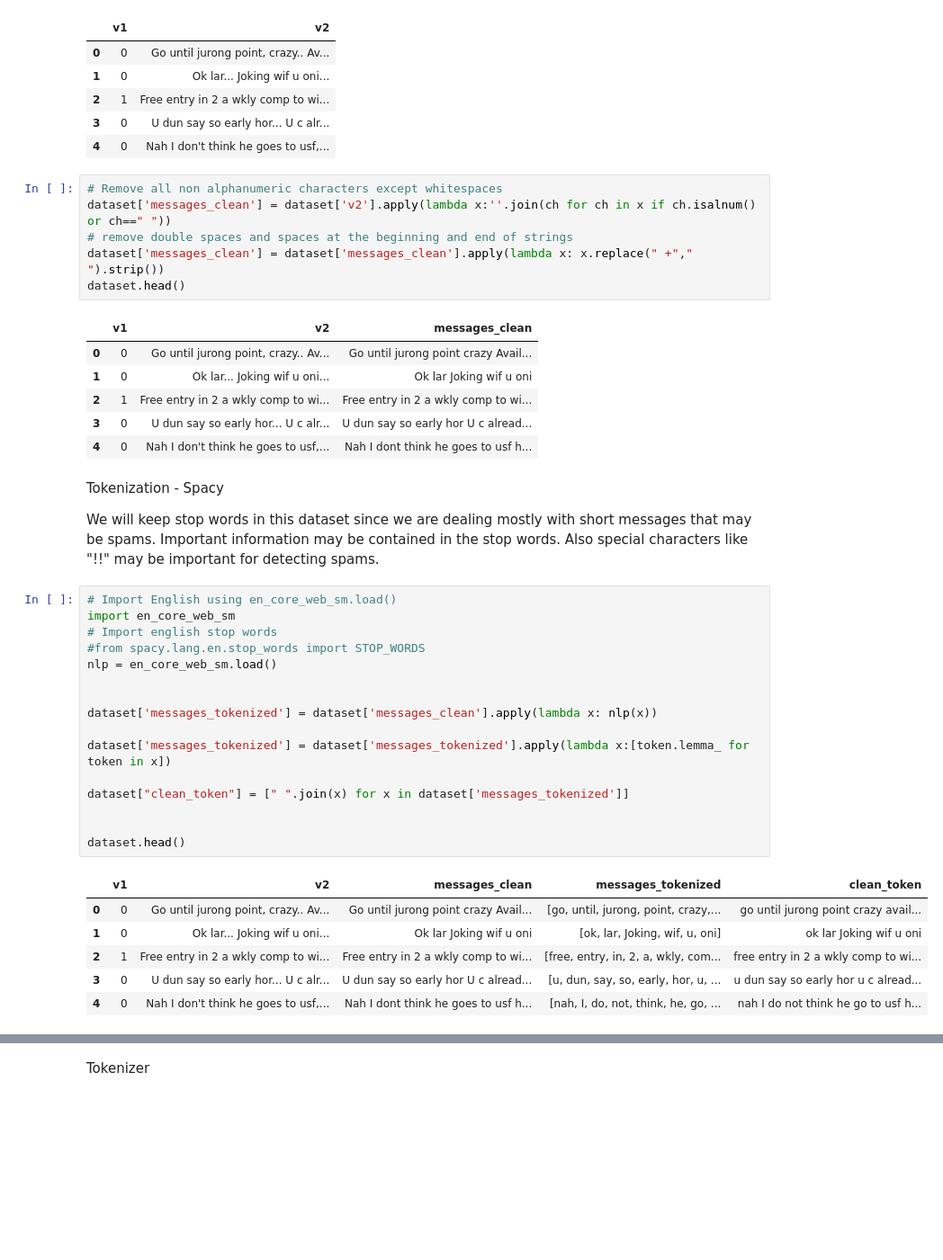
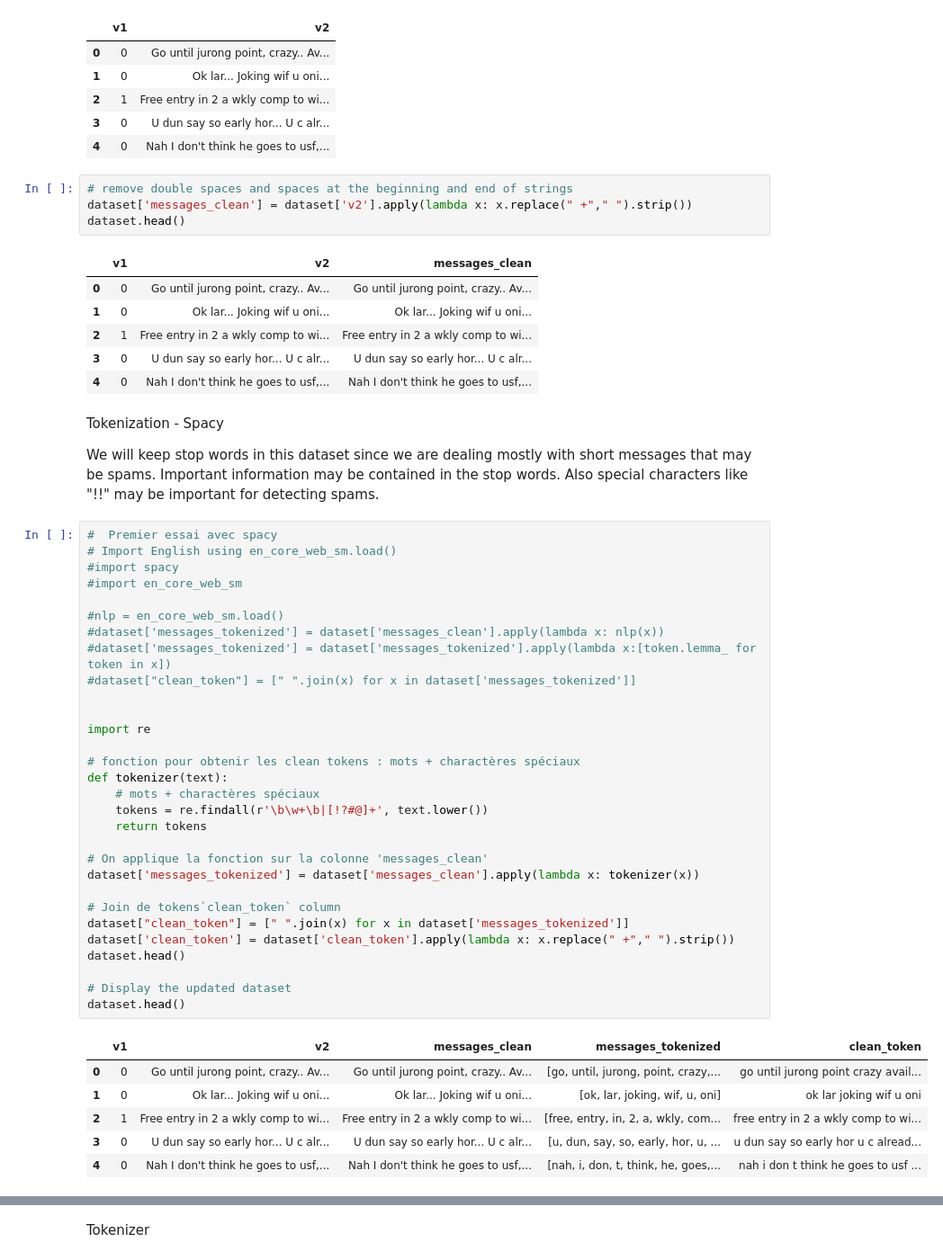
Before and after one commit to agu-oli/deep_learning_jedha, a Jupyter notebook: projet_spam.ipynb, the cells around one changed output, grey strips where cells are left out. Shown at 90% size. Drawn from its saved outputs; the diff is of its cells as text; blank space fills up the shorter version.

```diff
--- a/projet_spam.ipynb
+++ b/projet_spam.ipynb
@@ -140,42 +140,54 @@ dataset.head()
 | 3 | 0 | U dun say so early hor... U c alr... |
 | 4 | 0 | Nah I don't think he goes to usf,... |
 # %%
-# Remove all non alphanumeric characters except whitespaces
-dataset['messages_clean'] = dataset['v2'].apply(lambda x:''.join(ch for ch in x if ch.isalnum() or ch==" "))
 # remove double spaces and spaces at the beginning and end of strings
-dataset['messages_clean'] = dataset['messages_clean'].apply(lambda x: x.replace(" +"," ").strip())
+dataset['messages_clean'] = dataset['v2'].apply(lambda x: x.replace(" +"," ").strip())
 dataset.head()
 # %% [output]
 |  | v1 | v2 | messages_clean |
-| 0 | 0 | Go until jurong point, crazy.. Av... | Go until jurong point crazy Avail... |
-| 1 | 0 | Ok lar... Joking wif u oni... | Ok lar Joking wif u oni |
+| 0 | 0 | Go until jurong point, crazy.. Av... | Go until jurong point, crazy.. Av... |
+| 1 | 0 | Ok lar... Joking wif u oni... | Ok lar... Joking wif u oni... |
 | 2 | 1 | Free entry in 2 a wkly comp to wi... | Free entry in 2 a wkly comp to wi... |
-| 3 | 0 | U dun say so early hor... U c alr... | U dun say so early hor U c alread... |
-| 4 | 0 | Nah I don't think he goes to usf,... | Nah I dont think he goes to usf h... |
+| 3 | 0 | U dun say so early hor... U c alr... | U dun say so early hor... U c alr... |
+| 4 | 0 | Nah I don't think he goes to usf,... | Nah I don't think he goes to usf,... |
 # %% [markdown]
 Tokenization - Spacy
 
 We will keep stop words in this dataset since we are dealing mostly with short messages that may be spams. Important information may be contained in the stop words. Also special characters like "!!" may be important for detecting spams.
 # %%
+#  Premier essai avec spacy
 # Import English using en_core_web_sm.load()
-import en_core_web_sm
-# Import english stop words
-#from spacy.lang.en.stop_words import STOP_WORDS
-nlp = en_core_web_sm.load()
+#import spacy
+#import en_core_web_sm
+
+#nlp = en_core_web_sm.load()
+#dataset['messages_tokenized'] = dataset['messages_clean'].apply(lambda x: nlp(x))
+#dataset['messages_tokenized'] = dataset['messages_tokenized'].apply(lambda x:[token.lemma_ for token in x])
+#dataset["clean_token"] = [" ".join(x) for x in dataset['messages_tokenized']]
 
 
-dataset['messages_tokenized'] = dataset['messages_clean'].apply(lambda x: nlp(x))
+import re
 
-dataset['messages_tokenized'] = dataset['messages_tokenized'].apply(lambda x:[token.lemma_ for token in x])
+# fonction pour obtenir les clean tokens : mots + charactères spéciaux
+def tokenizer(text):
+    # mots + charactères spéciaux
+    tokens = re.findall(r'\b\w+\b|[!?#@]+', text.lower())
+    return tokens
 
+# On applique la fonction sur la colonne 'messages_clean'
+dataset['messages_tokenized'] = dataset['messages_clean'].apply(lambda x: tokenizer(x))
+
+# Join de tokens`clean_token` column
 dataset["clean_token"] = [" ".join(x) for x in dataset['messages_tokenized']]
+dataset['clean_token'] = dataset['clean_token'].apply(lambda x: x.replace(" +"," ").strip())
+dataset.head()
 
-
+# Display the updated dataset
 dataset.head()
 # %% [output]
 |  | v1 | v2 | messages_clean | messages_tokenized | clean_token |
-| 0 | 0 | Go until jurong point, crazy.. Av... | Go until jurong point crazy Avail... | [go, until, jurong, point, crazy,... | go until jurong point crazy avail... |
-| 1 | 0 | Ok lar... Joking wif u oni... | Ok lar Joking wif u oni | [ok, lar, Joking, wif, u, oni] | ok lar Joking wif u oni |
+| 0 | 0 | Go until jurong point, crazy.. Av... | Go until jurong point, crazy.. Av... | [go, until, jurong, point, crazy,... | go until jurong point crazy avail... |
+| 1 | 0 | Ok lar... Joking wif u oni... | Ok lar... Joking wif u oni... | [ok, lar, joking, wif, u, oni] | ok lar joking wif u oni |
 | 2 | 1 | Free entry in 2 a wkly comp to wi... | Free entry in 2 a wkly comp to wi... | [free, entry, in, 2, a, wkly, com... | free entry in 2 a wkly comp to wi... |
-| 3 | 0 | U dun say so early hor... U c alr... | U dun say so early hor U c alread... | [u, dun, say, so, early, hor, u, ... | u dun say so early hor u c alread... |
-| 4 | 0 | Nah I don't think he goes to usf,... | Nah I dont think he goes to usf h... | [nah, I, do, not, think, he, go, ... | nah I do not think he go to usf h... |
+| 3 | 0 | U dun say so early hor... U c alr... | U dun say so early hor... U c alr... | [u, dun, say, so, early, hor, u, ... | u dun say so early hor u c alread... |
+| 4 | 0 | Nah I don't think he goes to usf,... | Nah I don't think he goes to usf,... | [nah, i, don, t, think, he, goes,... | nah i don t think he goes to usf ... |
```
Also changed, not shown: parts of 68 cells of this notebook.
